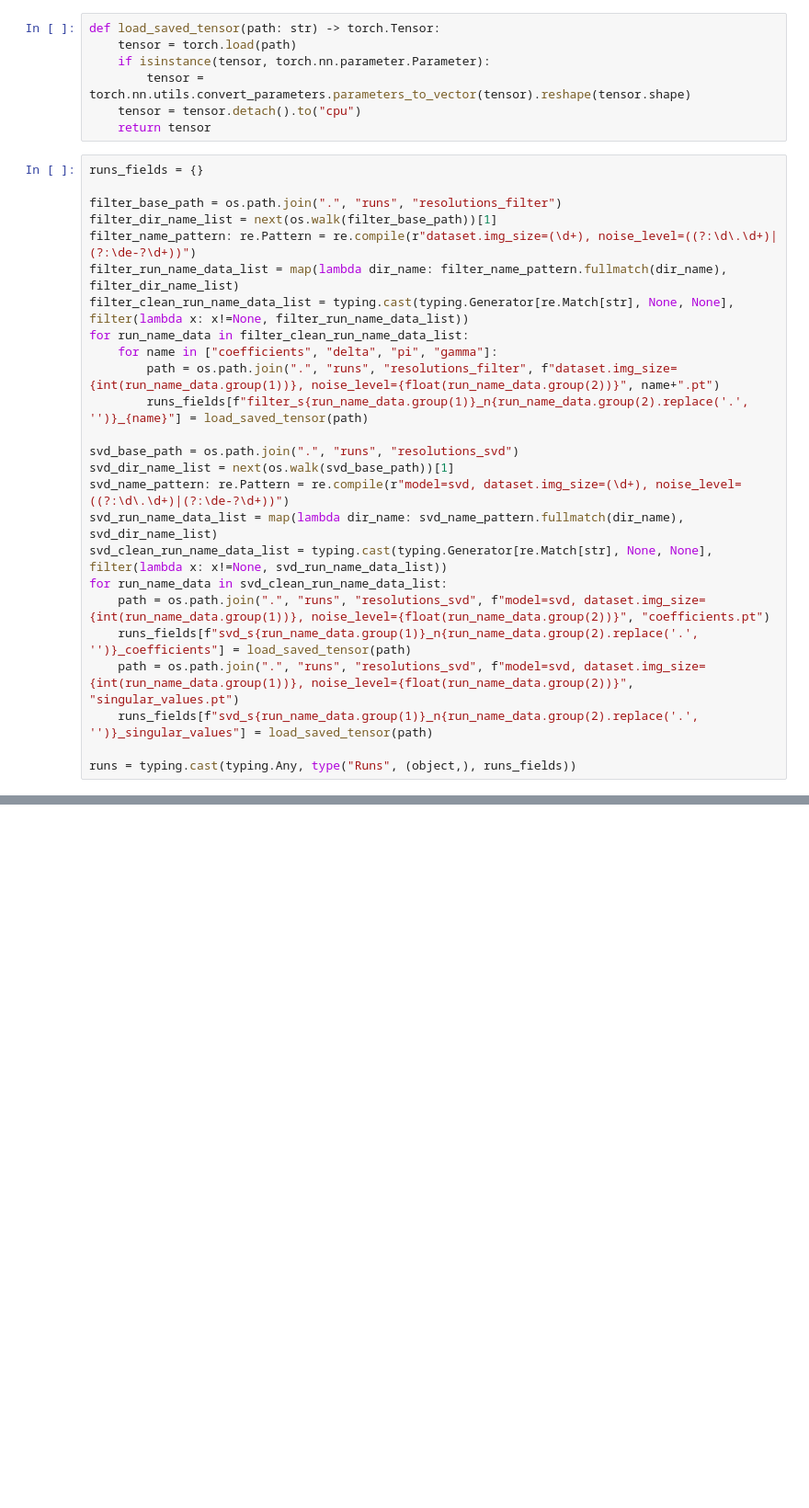
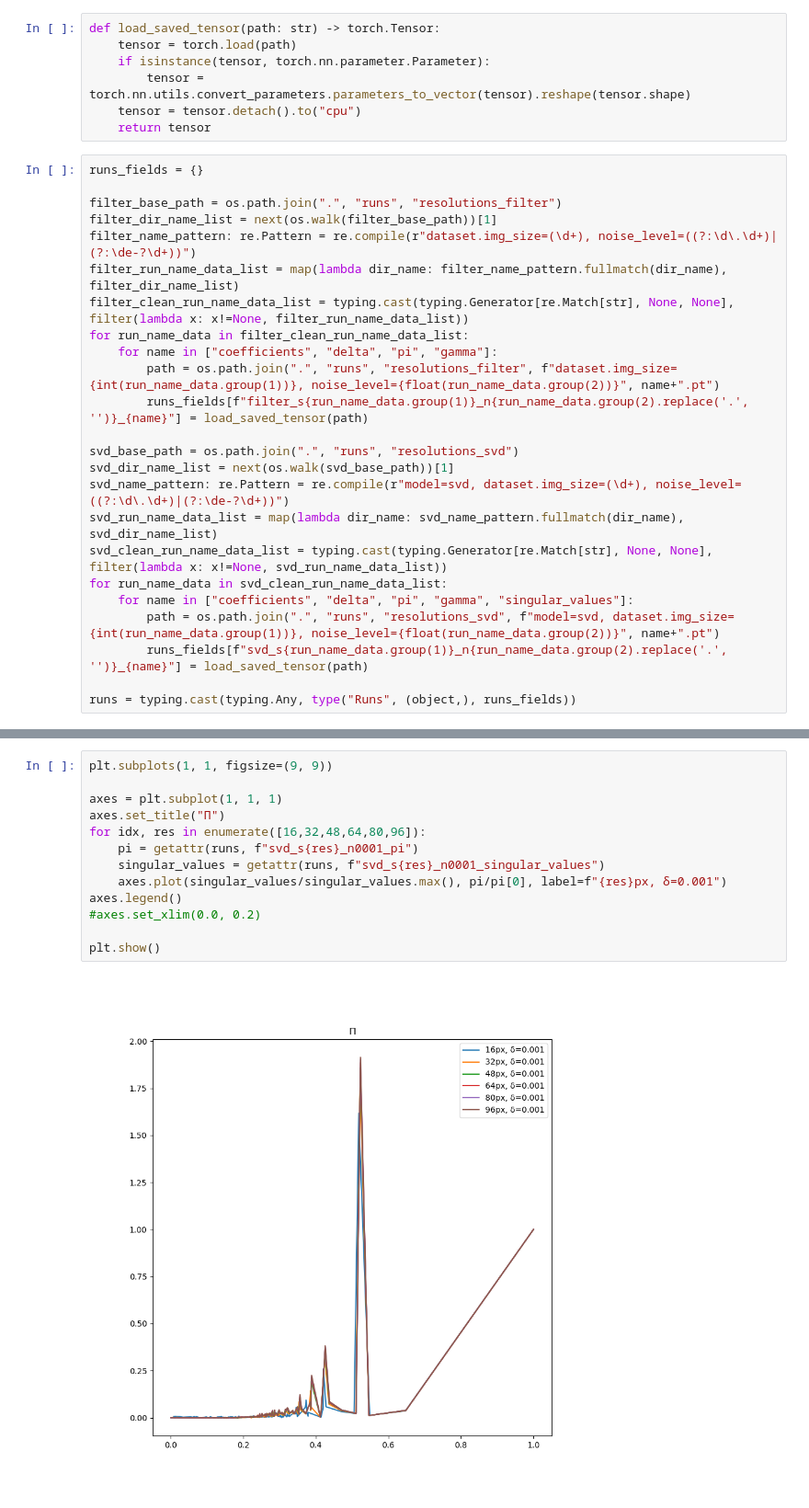
Before and after one commit to AlexanderAuras/LearnedRadonFilters, a Jupyter notebook: visualization.ipynb, the cells around one changed output, grey strips where cells are left out. Shown at 92% size. Drawn from its saved outputs; the diff is of its cells as text; blank space fills up the shorter version.

```diff
--- a/visualization.ipynb
+++ b/visualization.ipynb
@@ -35,10 +35,9 @@ svd_name_pattern: re.Pattern = re.compile(r"model=svd, dataset.img_size=(\d+), n
 svd_run_name_data_list = map(lambda dir_name: svd_name_pattern.fullmatch(dir_name), svd_dir_name_list)
 svd_clean_run_name_data_list = typing.cast(typing.Generator[re.Match[str], None, None], filter(lambda x: x!=None, svd_run_name_data_list))
 for run_name_data in svd_clean_run_name_data_list:
-    path = os.path.join(".", "runs", "resolutions_svd", f"model=svd, dataset.img_size={int(run_name_data.group(1))}, noise_level={float(run_name_data.group(2))}", "coefficients.pt")
-    runs_fields[f"svd_s{run_name_data.group(1)}_n{run_name_data.group(2).replace('.', '')}_coefficients"] = load_saved_tensor(path)
-    path = os.path.join(".", "runs", "resolutions_svd", f"model=svd, dataset.img_size={int(run_name_data.group(1))}, noise_level={float(run_name_data.group(2))}", "singular_values.pt")
-    runs_fields[f"svd_s{run_name_data.group(1)}_n{run_name_data.group(2).replace('.', '')}_singular_values"] = load_saved_tensor(path)
+    for name in ["coefficients", "delta", "pi", "gamma", "singular_values"]:
+        path = os.path.join(".", "runs", "resolutions_svd", f"model=svd, dataset.img_size={int(run_name_data.group(1))}, noise_level={float(run_name_data.group(2))}", name+".pt")
+        runs_fields[f"svd_s{run_name_data.group(1)}_n{run_name_data.group(2).replace('.', '')}_{name}"] = load_saved_tensor(path)
 
 runs = typing.cast(typing.Any, type("Runs", (object,), runs_fields))
 # %%
@@ -114,3 +113,18 @@ axes.set_xlim(0.0, 0.2)
 plt.show()
 # %% [output]
 [figure]
+# %%
+plt.subplots(1, 1, figsize=(9, 9))
+
+axes = plt.subplot(1, 1, 1)
+axes.set_title("Π")
+for idx, res in enumerate([16,32,48,64,80,96]):
+    pi = getattr(runs, f"svd_s{res}_n0001_pi")
+    singular_values = getattr(runs, f"svd_s{res}_n0001_singular_values")
+    axes.plot(singular_values/singular_values.max(), pi/pi[0], label=f"{res}px, δ=0.001")
+axes.legend()
+#axes.set_xlim(0.0, 0.2)
+
+plt.show()
+# %% [output]
+[figure, added]
```
Also changed, not shown: 11 other files.
